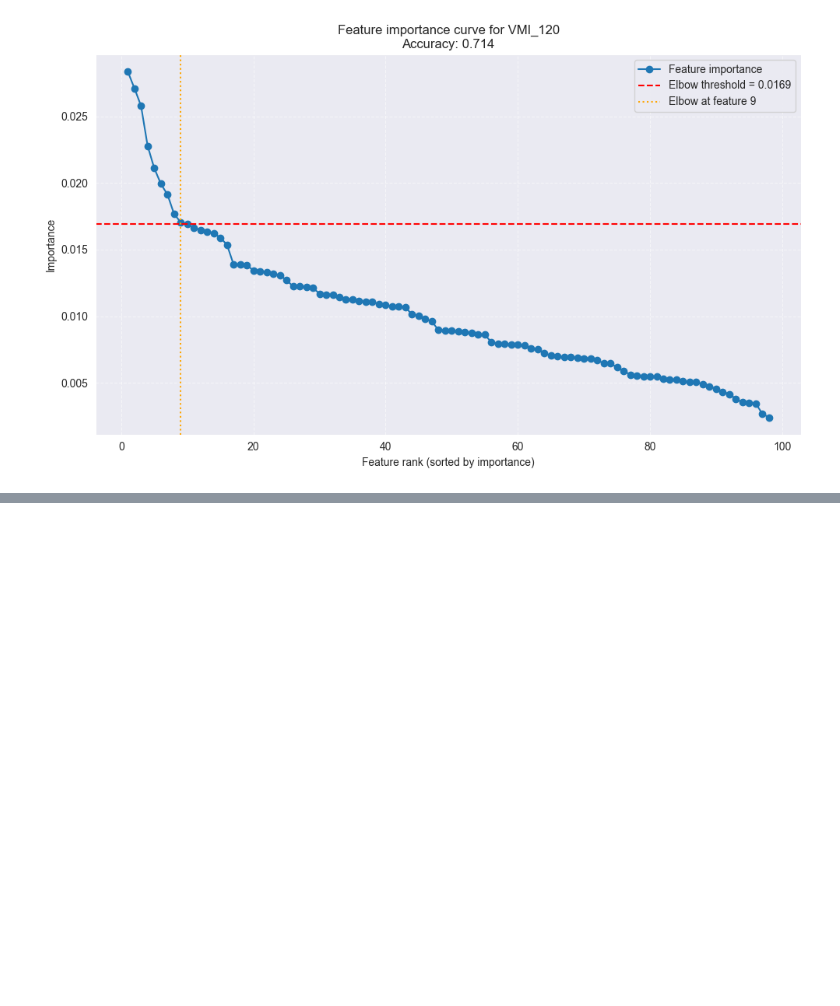
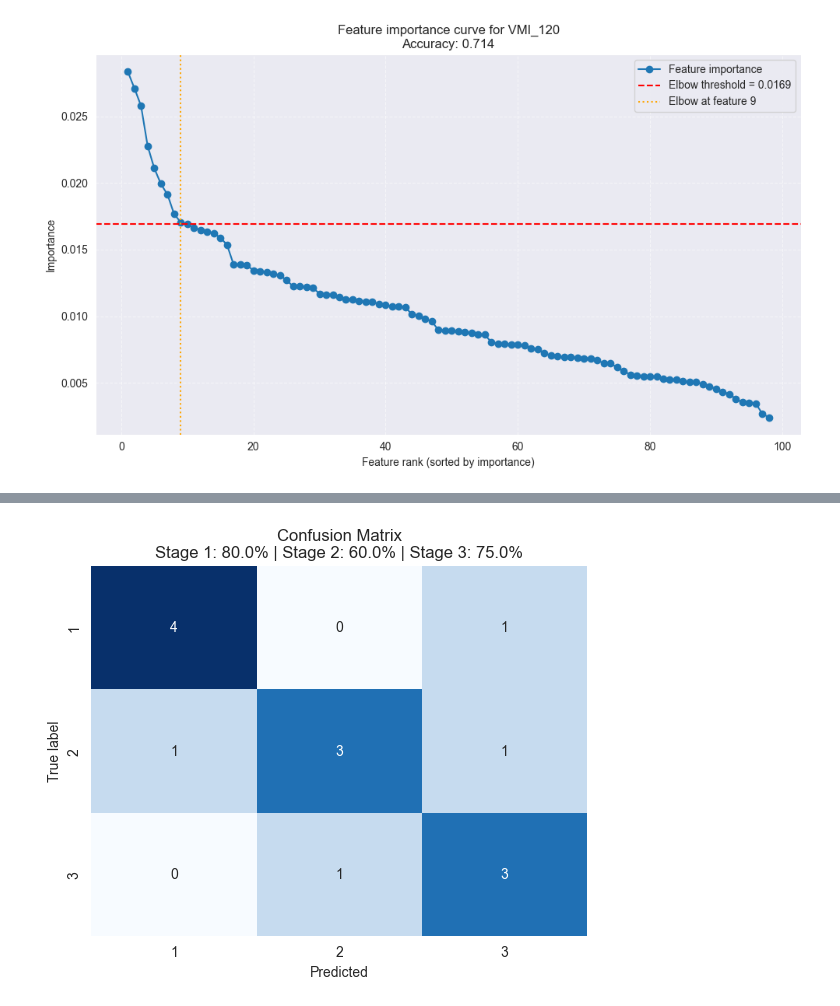
Before and after one commit to lukas1110/Analysis-of-multiple-myelomas-from-dual-CT, a Jupyter notebook: data_analysis/random_forest.ipynb, the cells around one changed output, grey strips where cells are left out. Saved outputs shown, nothing was run; the diff lists cells and outputs as text; code cells hidden in the pictures; blank space fills up the shorter version.

Commit message:
Random forest for all features through all datasets.

```diff
--- a/data_analysis/random_forest.ipynb
+++ b/data_analysis/random_forest.ipynb
@@ -309,0 +312,18 @@ Selected features: ['original_ngtdm_Contrast', 'gradient_glrlm_LongRunLowGrayLev
+# %%
+from feature_selection_helper import merged_lesions_csv, get_kruskal_wallis_csv
+
+base_dir_path = r"D:\DATA_Myelomy"
+clinical_biomarkers_path = r"D:\Clinical_data\Table_clinical_data.csv"
+
+merged = merged_lesions_csv(base_dir_path)
+kw = get_kruskal_wallis_csv(merged, clinical_biomarkers_path)
+# %%
+combined_df_list = []
+for dataset_name, df in merged.items():
+
+    numeric_df = df.select_dtypes(include=['number']).copy()
+    numeric_df = numeric_df.add_prefix(f"{dataset_name}_")
+    combined_df_list.append(numeric_df)
+
+combined_df = pd.concat(combined_df_list, axis=1)
+combined_df
@@ -309,0 +344,64 @@ Selected features: ['original_ngtdm_Contrast', 'gradient_glrlm_LongRunLowGrayLev
+# %%
+clinical_df = pd.read_csv(r"D:\Clinical_data\Table_clinical_data.csv", encoding="cp1252")
+pd.set_option('future.no_silent_downcasting', True)
+clinical_df['Stage'] = clinical_df['ISS classification'].replace({'Stage 1': 1,'Stage 2': 2,'Stage 3': 3})
+clinical_df = clinical_df.dropna(subset=['Stage'])
+clinical_df['Stage'] = clinical_df['Stage'].astype(int)
+
+X = combined_df
+y = clinical_df['Stage']
+
+valid_idx = X.notna().all(axis=1) & y.notna()
+X = X[valid_idx]
+y = y[valid_idx]
+
+X_train, X_test, y_train, y_test = train_test_split(X, y, test_size=0.2, random_state=42, stratify=y)
+rf = RandomForestClassifier(n_estimators=200, random_state=42)
+rf.fit(X_train, y_train)
+
+y_pred = rf.predict(X_test)
+acc = accuracy_score(y_test, y_pred)
+print(f"Accuracy: {acc:.3f}")
+
+feature_importance_df = pd.DataFrame({'Feature': X.columns, 'Importance': rf.feature_importances_}).sort_values(by='Importance', ascending=False)
+
+cm = confusion_matrix(y_test, y_pred)
+class_accuracies = []
+for i in range(len(cm)):
+    total = cm[i].sum()
+    correct = cm[i, i]
+    acc = correct / total if total > 0 else 0
+    class_accuracies.append(acc)
+
+accuracy_text = " | ".join([
+    f"Stage {i + 1}: {class_accuracies[i] * 100:.1f}%"
+    for i in range(len(class_accuracies))
+])
+
+sns.heatmap(cm, annot=True, fmt="d", cmap="Blues",
+            xticklabels=[1, 2, 3], yticklabels=[1, 2, 3], cbar=False)
+plt.xlabel("Predicted")
+plt.ylabel("True label")
+plt.title(f"Confusion Matrix\n{accuracy_text}")
+
+imp = np.sort(feature_importance_df['Importance'].values)[::-1]
+x = np.arange(1, len(imp) + 1)
+
+knee = KneeLocator(x, imp, curve='convex', direction='decreasing')
+threshold = imp[knee.knee] if knee.knee is not None else None
+selected_features = feature_importance_df[feature_importance_df['Importance'] > threshold]['Feature'].tolist()
+print(f"Selected features: {selected_features}")
+
+plt.figure(figsize=(10, 6))
+plt.plot(x, imp, marker='o', label='Feature importance')
+if threshold is not None:
+    plt.axhline(y=threshold, color='red', linestyle='--', label=f'Elbow threshold = {threshold:.4f}')
+    plt.axvline(x=knee.knee, color='orange', linestyle=':', label=f'Elbow at feature {knee.knee}')
+plt.title(f"Feature importance curve for all features combines\nAccuracy: {acc:.3f}")
+plt.xlabel("Feature rank (sorted by importance)")
+plt.ylabel("Importance")
+plt.grid(True, linestyle='--', alpha=0.6)
+plt.legend()
+plt.tight_layout()
+plt.show()
+# %% [output]
@@ -309,0 +410 @@ Selected features: ['original_ngtdm_Contrast', 'gradient_glrlm_LongRunLowGrayLev
+[figure, added]
```
Also changed, not shown: parts of 6 cells of this notebook.
